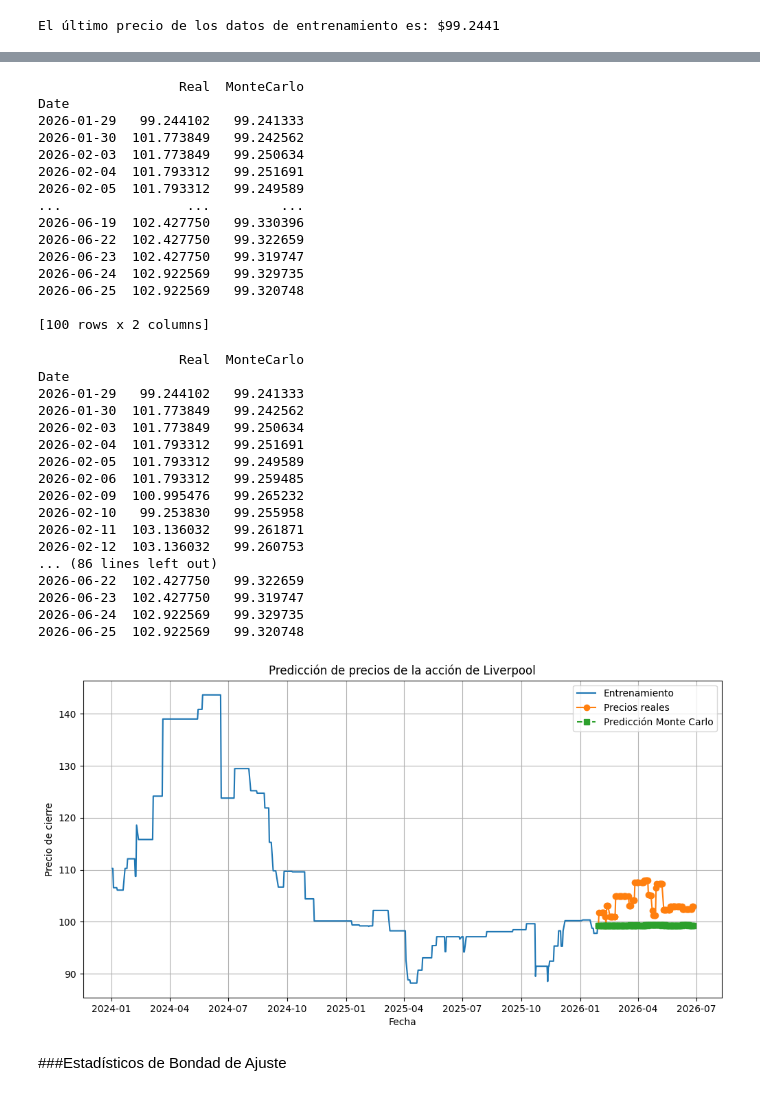
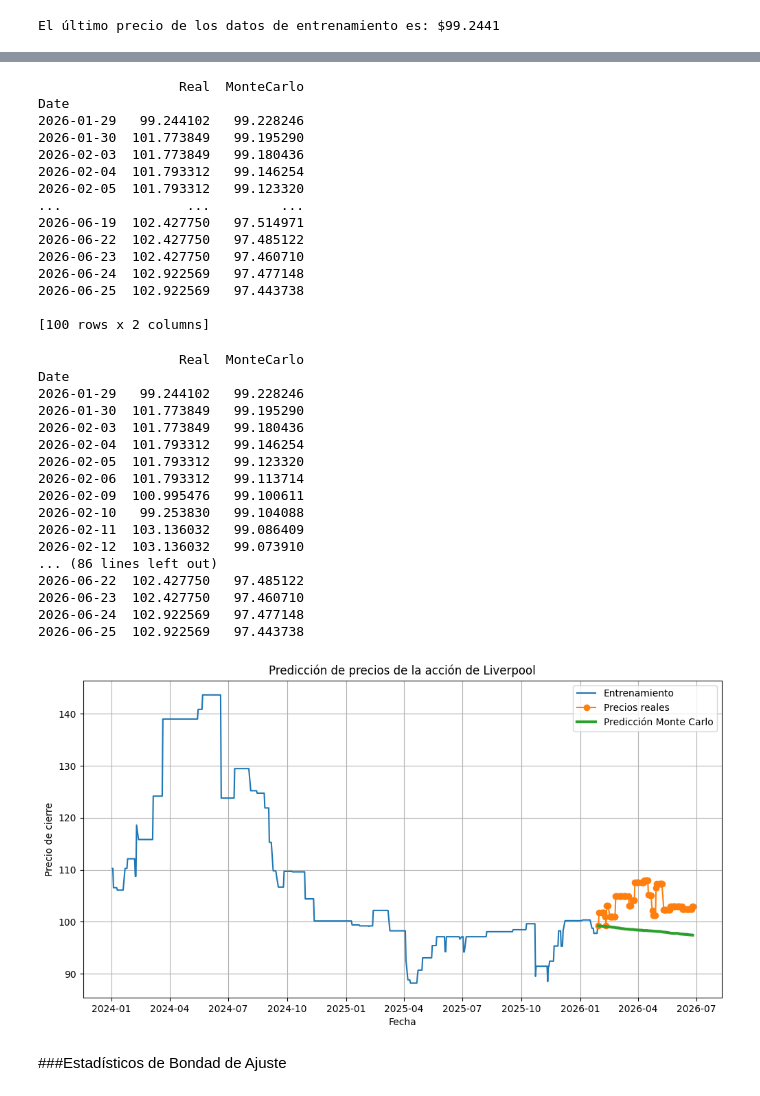
Before and after one commit to MartaPCastillo/Tesis, a Jupyter notebook: Monte_Carlo_Liverpool.ipynb, the cells around one changed output, grey strips where cells are left out. Drawn from its saved outputs; the diff is of its cells as text; code cells hidden in the pictures.

```diff
--- a/Monte_Carlo_Liverpool.ipynb
+++ b/Monte_Carlo_Liverpool.ipynb
@@ -116,7 +116,7 @@ print(f"El último precio de los datos de entrenamiento es: ${ultimo_precio_cier
 El último precio de los datos de entrenamiento es: $99.2441
 # %%
 num_dias_a_pproyectar = 100
-num_ssimulaciones = 100
+num_ssimulaciones = 10000
 # %%
 # Lista para almacenar todos los escenarios de precios simulados
 monte_carlo_simulaciones_prueba = []
@@ -131,7 +131,7 @@ for _ in range(num_ssimulaciones):
         # Generar números aleatorios basado
         aleatoriop = np.random.normal(0, 1)
         # Calcular el siguiente precio
-        dt = 1/252
+        dt = 1
         pprecio_siguiente = ppronosticos[-1] * np.exp((media_rendimientos_train - 0.5 * desviacion_rendimientos_train**2) * dt + desviacion_rendimientos_train * np.sqrt(dt) * aleatoriop)
         ppronosticos.append(pprecio_siguiente)
     monte_carlo_simulaciones_prueba.append(ppronosticos)
@@ -167,17 +167,17 @@ print(comparacionp)
 # %% [output]
                   Real  MonteCarlo
 Date
-2026-01-29   99.244102   99.241333
-2026-01-30  101.773849   99.242562
-2026-02-03  101.773849   99.250634
-2026-02-04  101.793312   99.251691
-2026-02-05  101.793312   99.249589
+2026-01-29   99.244102   99.228246
+2026-01-30  101.773849   99.195290
+2026-02-03  101.773849   99.180436
+2026-02-04  101.793312   99.146254
+2026-02-05  101.793312   99.123320
 ...                ...         ...
-2026-06-19  102.427750   99.330396
-2026-06-22  102.427750   99.322659
-2026-06-23  102.427750   99.319747
-2026-06-24  102.922569   99.329735
-2026-06-25  102.922569   99.320748
+2026-06-19  102.427750   97.514971
+2026-06-22  102.427750   97.485122
+2026-06-23  102.427750   97.460710
+2026-06-24  102.922569   97.477148
+2026-06-25  102.922569   97.443738
 
 [100 rows x 2 columns]
 # %%
@@ -186,46 +186,46 @@ print(comparacionp.to_string())
 # %% [output]
                   Real  MonteCarlo
 Date
-2026-01-29   99.244102   99.241333
-2026-01-30  101.773849   99.242562
-2026-02-03  101.773849   99.250634
-2026-02-04  101.793312   99.251691
-2026-02-05  101.793312   99.249589
-2026-02-06  101.793312   99.259485
-2026-02-09  100.995476   99.265232
-2026-02-10   99.253830   99.255958
-2026-02-11  103.136032   99.261871
-2026-02-12  103.136032   99.260753
+2026-01-29   99.244102   99.228246
+2026-01-30  101.773849   99.195290
+2026-02-03  101.773849   99.180436
+2026-02-04  101.793312   99.146254
+2026-02-05  101.793312   99.123320
+2026-02-06  101.793312   99.113714
+2026-02-09  100.995476   99.100611
+2026-02-10   99.253830   99.104088
+2026-02-11  103.136032   99.086409
+2026-02-12  103.136032   99.073910
 ... (86 lines left out)
-2026-06-22  102.427750   99.322659
-2026-06-23  102.427750   99.319747
-2026-06-24  102.922569   99.329735
-2026-06-25  102.922569   99.320748
+2026-06-22  102.427750   97.485122
+2026-06-23  102.427750   97.460710
+2026-06-24  102.922569   97.477148
+2026-06-25  102.922569   97.443738
 # %%
 plt.figure(figsize=(12,6))
 
 # Datos de entrenamiento
 plt.plot(train.index, train,
          label='Entrenamiento')
 
 # Datos reales
 plt.plot(test.index, test,
          marker='o', label='Precios reales')
 
 # Predicción
 plt.plot(test.index, pprecio_esperado,
-         marker='s', linestyle='--',
+         linewidth=3,
          label='Predicción Monte Carlo')
 
 plt.title('Predicción de precios de la acción de Liverpool')
 plt.xlabel('Fecha')
 plt.ylabel('Precio de cierre')
 plt.legend()
 plt.grid(True)
 
 plt.show()
 # %% [output]
-[figure, old version]
+[figure, new version]
 # %% [markdown]
 ###Estadísticos de Bondad de Ajuste
 # %% [markdown]
```
Also changed, not shown: parts of 25 cells of this notebook.
